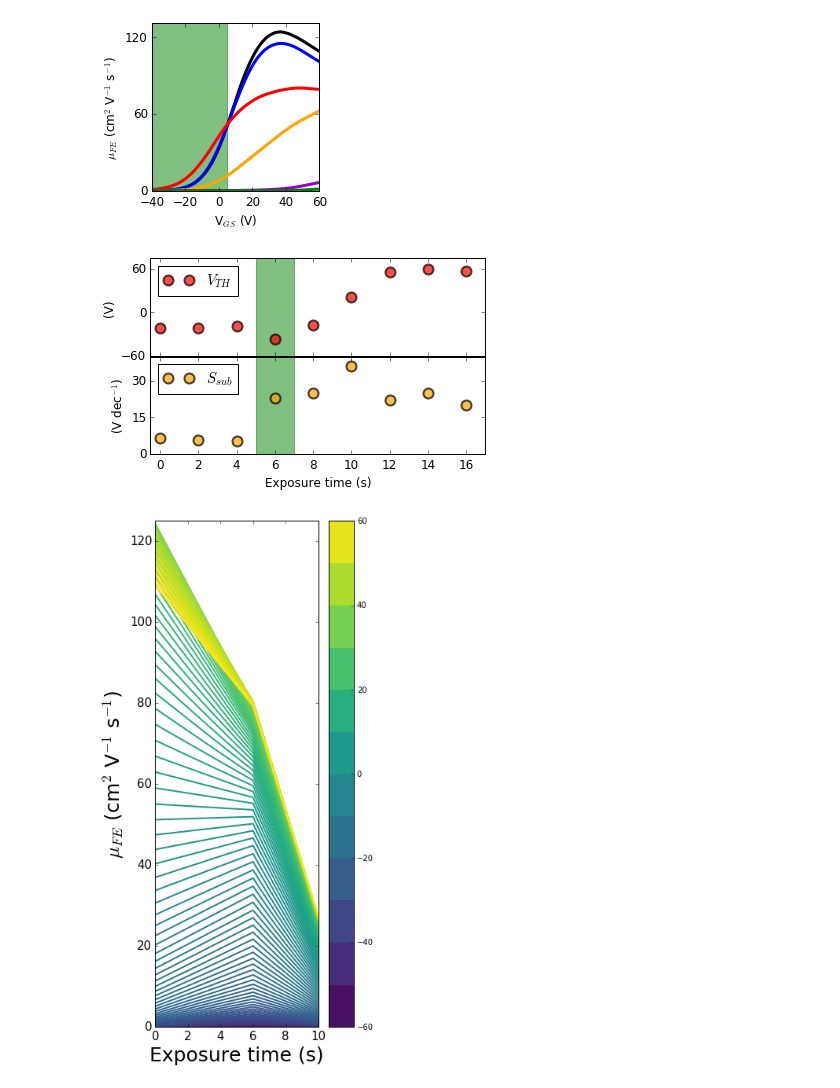
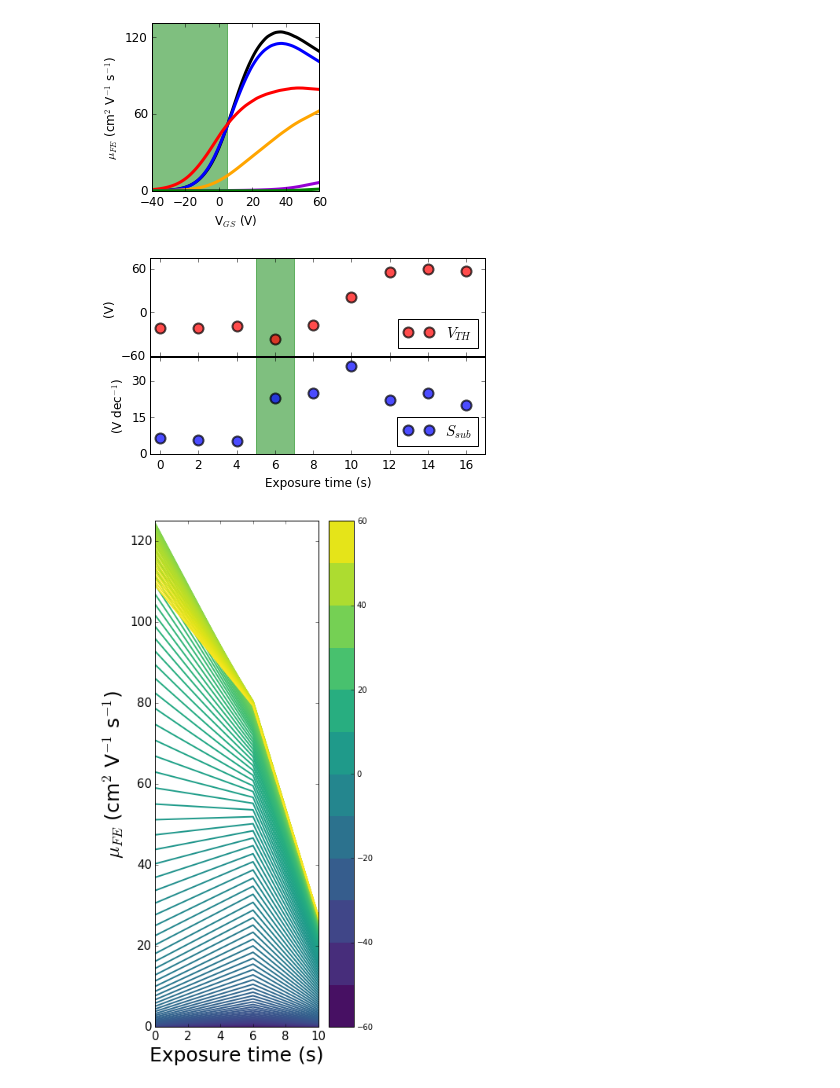
Before and after one commit to molydisulfide/Oxide-mediated_self-limiting_recovery_of_field_effect_mobility_in_plasma-treated_MoS2, a Jupyter notebook: Figure 1/Figure_1.ipynb, the cells around one changed output. Saved outputs shown, nothing was run; the diff lists cells and outputs as text; code cells hidden in the pictures.

```diff
--- a/Figure 1/Figure_1.ipynb
+++ b/Figure 1/Figure_1.ipynb
@@ -226,7 +226,7 @@ ax1.plot(a3,b3, '-o', ms=10, color = 'r', ls = 'none', lw=2, alpha=0.7, mfc='red
 
 
 ax2 = fig.add_subplot(212)
-ax2.plot(s1,s2, '-o', ms=10, color = 'b', ls = 'none', lw=2, alpha=0.7, mfc='orange', mew = '2', label = '$S_{sub}$' )
+ax2.plot(s1,s2, '-o', ms=10, color = 'b', ls = 'none', lw=2, alpha=0.7, mfc='blue', mew = '2', label = '$S_{sub}$' )
 
 ax2.set_xlabel('Exposure time (s)', fontsize = 12)
 ax2.set_ylabel('(V dec$^{-1}$)', fontsize = 12)
@@ -241,36 +241,36 @@ plt.setp(ax2.get_xticklabels(), visible=True, fontsize = 12)
 
 
 
 plt.setp(ax1.set_xlim([-0.5,17]))
 plt.setp(ax2.set_xlim([-0.5,17]))
 plt.setp(ax1.set_ylim([-60,75]))
 plt.setp(ax2.set_ylim([0,40]))
 ax1.axvspan(5, 7, color='green', alpha=0.5)
 ax2.axvspan(5, 7, color='green', alpha=0.5)
 
 fig.subplots_adjust(hspace=0.01)
 
-ax1.legend(loc='upper left',ncol = 4, fontsize = 15)
-ax2.legend(loc='upper left',ncol = 4, fontsize = 15)
+ax1.legend(loc='lower right',ncol = 4, fontsize = 15)
+ax2.legend(loc='lower right',ncol = 4, fontsize = 15)
 
 
 #major_ticks_1 = np.arange(-61, 76, 20)
 #ax1.set_yticks(major_ticks_1)
 major_ticks_1 = np.arange(0, 18, 2)
 ax1.set_xticks(major_ticks_1)
 major_ticks_2 = np.arange(0, 18, 2)
 ax2.set_xticks(major_ticks_2)
 ax1.set_yticks(ax1.get_yticks()[::3])
 #ax1.set_xticks(ax1.get_xticks()[::1])
 ax2.set_yticks(ax2.get_yticks()[::3])
 #ax2.set_xticks(ax2.get_xticks()[::1])
 
 plt.savefig("figs1d_e.png",bbox_inches='tight', dpi = 300)
 
 
 plt.show()
 # %% [output]
-[figure, old version]
+[figure, new version]
 # %%
 fig = plt.figure(figsize=(5,10))
 min, max = (-60, 60)
```
Also changed, not shown: 11 other files.
